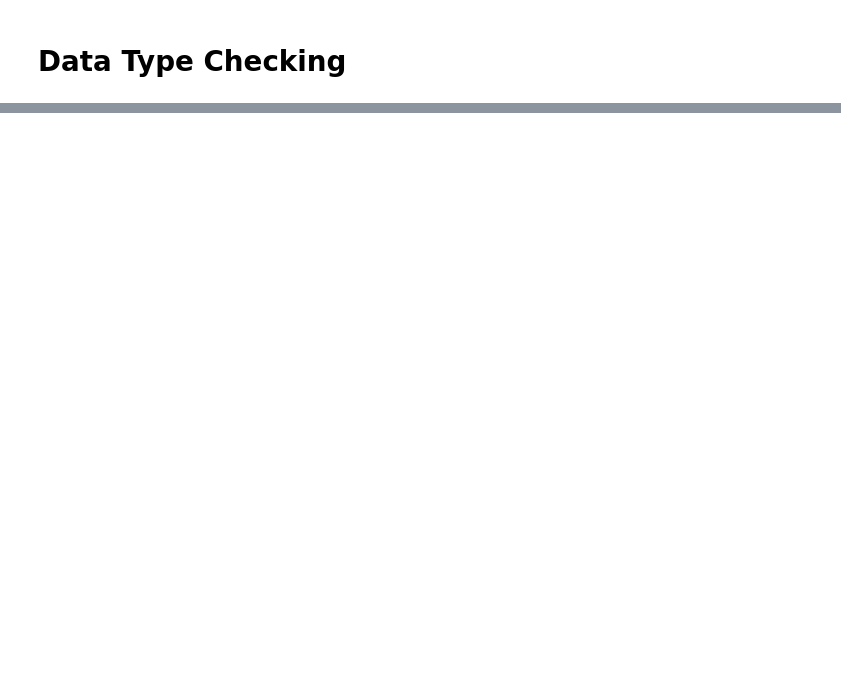
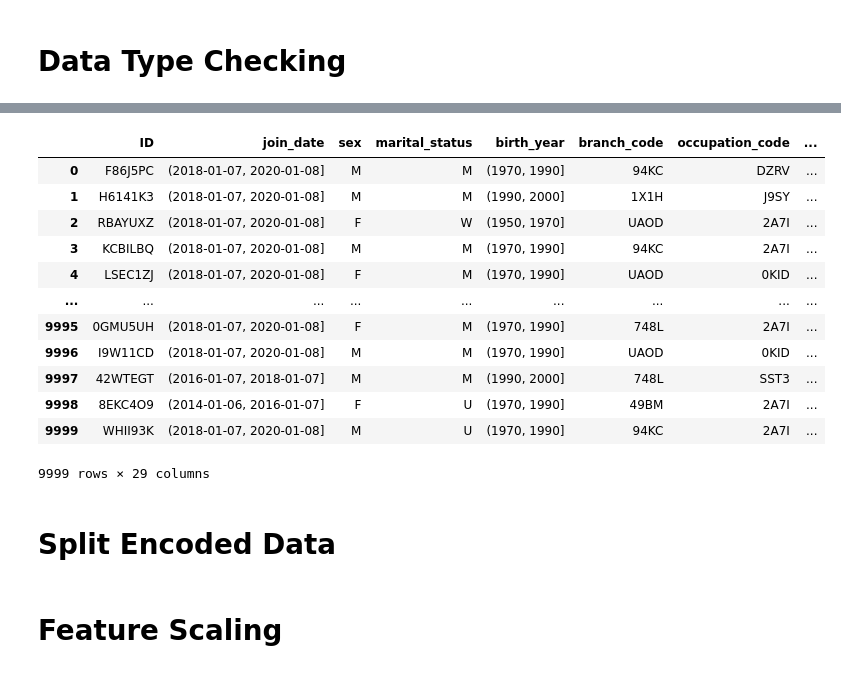
Before and after one commit to malcolmRite/House-Price-Predictions, a Jupyter notebook: Data_Cleaning_Code.ipynb, the cells around one changed output, grey strips where cells are left out. Drawn from its saved outputs; the diff is of its cells as text; code cells hidden in the pictures; blank space fills up the shorter version.

Commit message:
Added Encoding, splitting and scaling

```diff
--- a/Data_Cleaning_Code.ipynb
+++ b/Data_Cleaning_Code.ipynb
@@ -120,2 +407,16 @@ test_data['birth_year'] = pd.to_datetime(test_data['birth_year'])
 # %%
-test_data.dtypes
+test_data
+# %% [output]
+|  | ID | join_date | sex | marital_status | birth_year | branch_code | occupation_code | ... |
+| 0 | F86J5PC | (2018-01-07, 2020-01-08] | M | M | (1970, 1990] | 94KC | DZRV | ... |
+| 1 | H6141K3 | (2018-01-07, 2020-01-08] | M | M | (1990, 2000] | 1X1H | J9SY | ... |
+| 2 | RBAYUXZ | (2018-01-07, 2020-01-08] | F | W | (1950, 1970] | UAOD | 2A7I | ... |
+| 3 | KCBILBQ | (2018-01-07, 2020-01-08] | M | M | (1970, 1990] | 94KC | 2A7I | ... |
+| 4 | LSEC1ZJ | (2018-01-07, 2020-01-08] | F | M | (1970, 1990] | UAOD | 0KID | ... |
+| ... | ... | ... | ... | ... | ... | ... | ... | ... |
+| 9995 | 0GMU5UH | (2018-01-07, 2020-01-08] | F | M | (1970, 1990] | 748L | 2A7I | ... |
+| 9996 | I9W11CD | (2018-01-07, 2020-01-08] | M | M | (1970, 1990] | UAOD | 0KID | ... |
+| 9997 | 42WTEGT | (2016-01-07, 2018-01-07] | M | M | (1990, 2000] | 748L | SST3 | ... |
+| 9998 | 8EKC4O9 | (2014-01-06, 2016-01-07] | F | U | (1970, 1990] | 49BM | 2A7I | ... |
+| 9999 | WHII93K | (2018-01-07, 2020-01-08] | M | U | (1970, 1990] | 94KC | 2A7I | ... |
+9999 rows × 29 columns
@@ -127,0 +423,2 @@ test_data = catDataType(test_data)
+# %% [markdown]
+# Split Encoded Data
@@ -127,0 +428,2 @@ test_data = catDataType(test_data)
+# %% [markdown]
+# Feature Scaling
```
Also changed, not shown: parts of 40 cells of this notebook.
